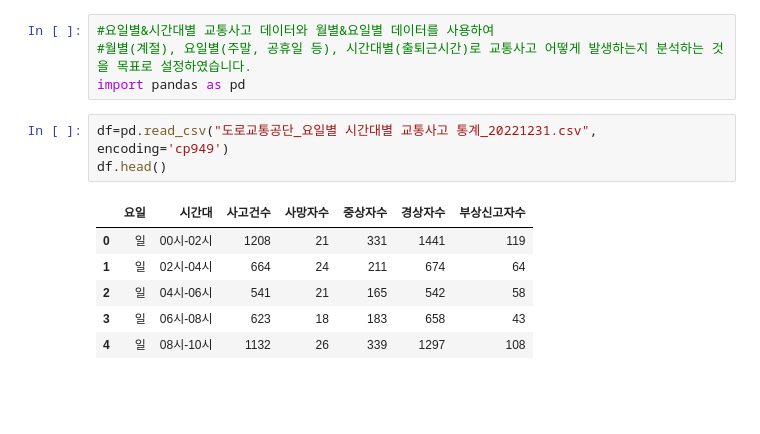
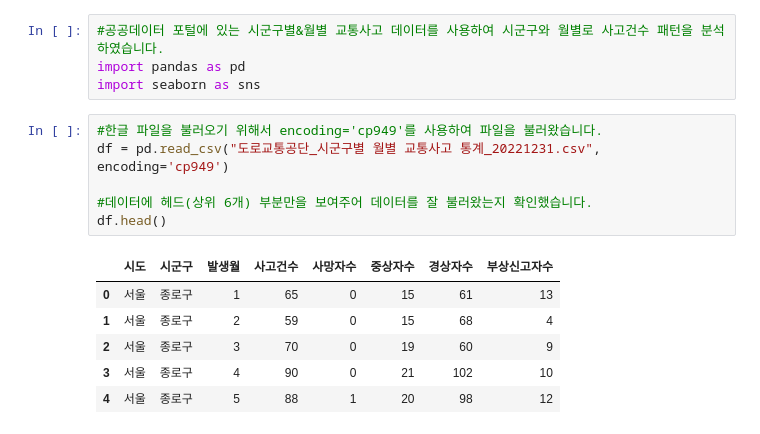
Before and after one commit to Konkuk-Univ-Glocal-Campus/ml202401-midterm-kongnjolie, a Jupyter notebook: midterm.ipynb, the cells around one changed output. Saved outputs shown, nothing was run; the diff lists cells and outputs as text; blank space fills up the shorter version.

```diff
--- a/midterm.ipynb
+++ b/midterm.ipynb
@@ -1,14 +1,17 @@
-# %%
-#요일별&시간대별 교통사고 데이터와 월별&요일별 데이터를 사용하여
-#월별(계절), 요일별(주말, 공휴일 등), 시간대별(출퇴근시간)로 교통사고 어떻게 발생하는지 분석하는 것을 목표로 설정하였습니다.
-import pandas as pd
-# %%
-df=pd.read_csv("도로교통공단_요일별 시간대별 교통사고 통계_20221231.csv", encoding='cp949')
-df.head()
-# %% [output]
-|  | 요일 | 시간대 | 사고건수 | 사망자수 | 중상자수 | 경상자수 | 부상신고자수 |
-| 0 | 일 | 00시-02시 | 1208 | 21 | 331 | 1441 | 119 |
-| 1 | 일 | 02시-04시 | 664 | 24 | 211 | 674 | 64 |
-| 2 | 일 | 04시-06시 | 541 | 21 | 165 | 542 | 58 |
-| 3 | 일 | 06시-08시 | 623 | 18 | 183 | 658 | 43 |
-| 4 | 일 | 08시-10시 | 1132 | 26 | 339 | 1297 | 108 |
+# %%
+#공공데이터 포털에 있는 시군구별&월별 교통사고 데이터를 사용하여 시군구와 월별로 사고건수 패턴을 분석하였습니다.
+import pandas as pd
+import seaborn as sns
+# %%
+#한글 파일을 불러오기 위해서 encoding='cp949'를 사용하여 파일을 불러왔습니다.
+df = pd.read_csv("도로교통공단_시군구별 월별 교통사고 통계_20221231.csv", encoding='cp949')
+
+#데이터에 헤드(상위 6개) 부분만을 보여주어 데이터를 잘 불러왔는지 확인했습니다.
+df.head()
+# %% [output]
+|  | 시도 | 시군구 | 발생월 | 사고건수 | 사망자수 | 중상자수 | 경상자수 | 부상신고자수 |
+| 0 | 서울 | 종로구 | 1 | 65 | 0 | 15 | 61 | 13 |
+| 1 | 서울 | 종로구 | 2 | 59 | 0 | 15 | 68 | 4 |
+| 2 | 서울 | 종로구 | 3 | 70 | 0 | 19 | 60 | 9 |
+| 3 | 서울 | 종로구 | 4 | 90 | 0 | 21 | 102 | 10 |
+| 4 | 서울 | 종로구 | 5 | 88 | 1 | 20 | 98 | 12 |
```
Also changed, not shown: parts of 8 cells of this notebook.
